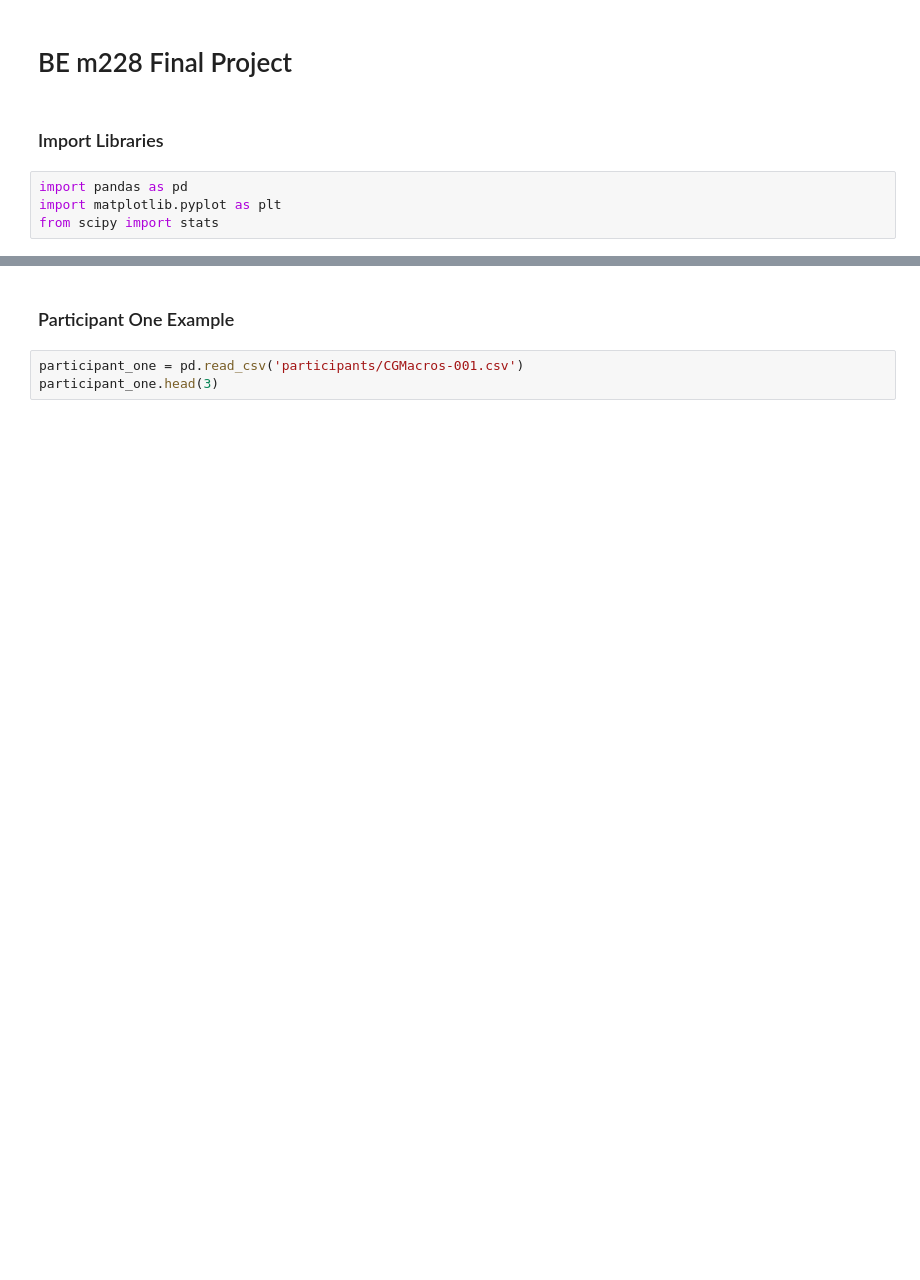
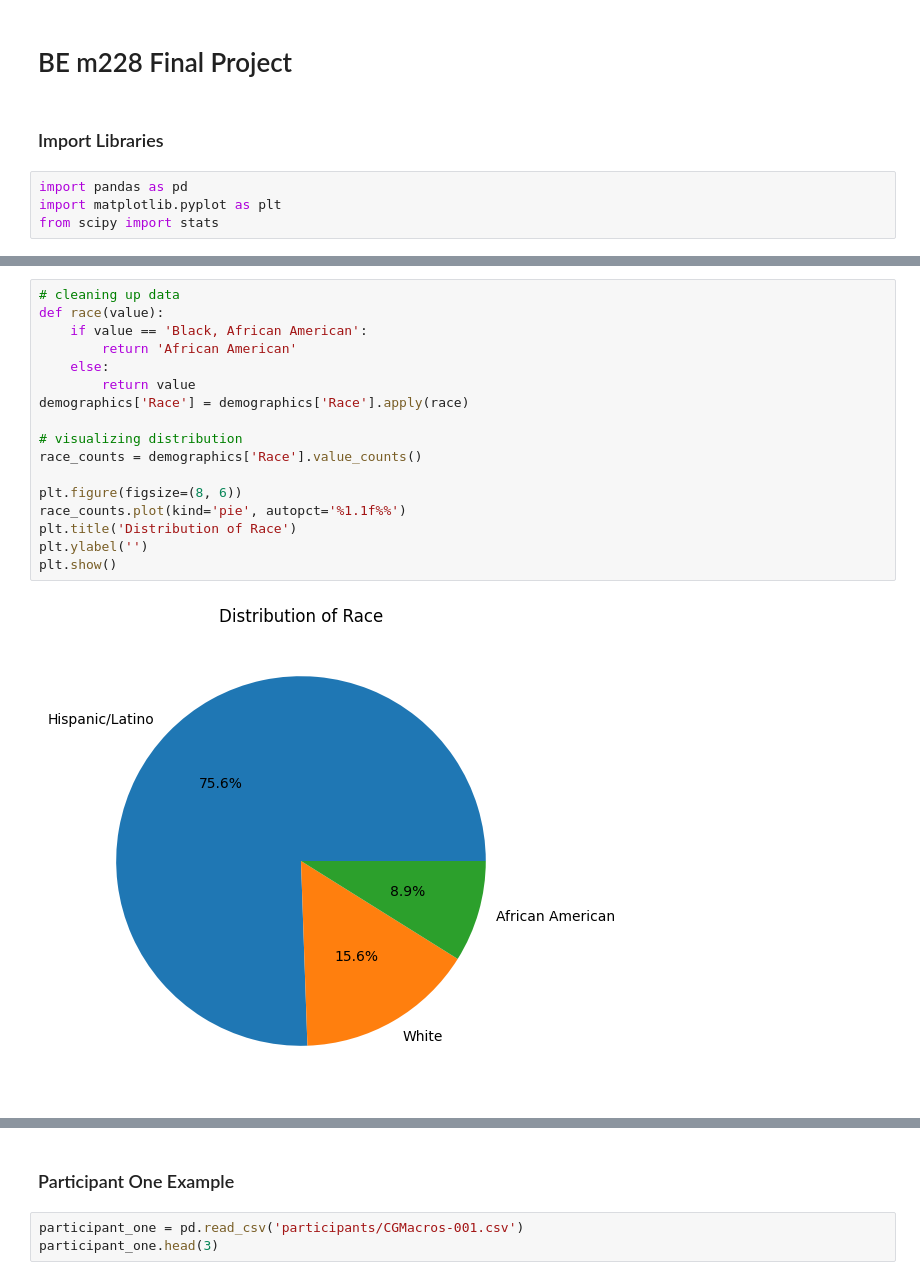
Before and after one commit to schowbey/m228-final-project, a Jupyter notebook: eda-sc.ipynb, the cells around one changed output, grey strips where cells are left out. Cells and saved outputs as stored; diff of their text form; blank space fills up the shorter version.

```diff
--- a/eda-sc.ipynb
+++ b/eda-sc.ipynb
@@ -60,3 +67,22 @@ plt.show()
+# %%
+# cleaning up data
+def race(value):
+    if value == 'Black, African American':
+        return 'African American'
+    else:
+        return value
+demographics['Race'] = demographics['Race'].apply(race)
+
+# visualizing distribution
+race_counts = demographics['Race'].value_counts()
+
+plt.figure(figsize=(8, 6))
+race_counts.plot(kind='pie', autopct='%1.1f%%')
+plt.title('Distribution of Race')
+plt.ylabel('')
+plt.show()
+# %% [output]
+[figure, added]
 # %%
 # BMI interpretation (healthy, overweight, obese) based on BMI values - NOTE change to be specific to height/gender
 def bmi_category(bmi):
```
Also changed, not shown: parts of 16 cells of this notebook.
